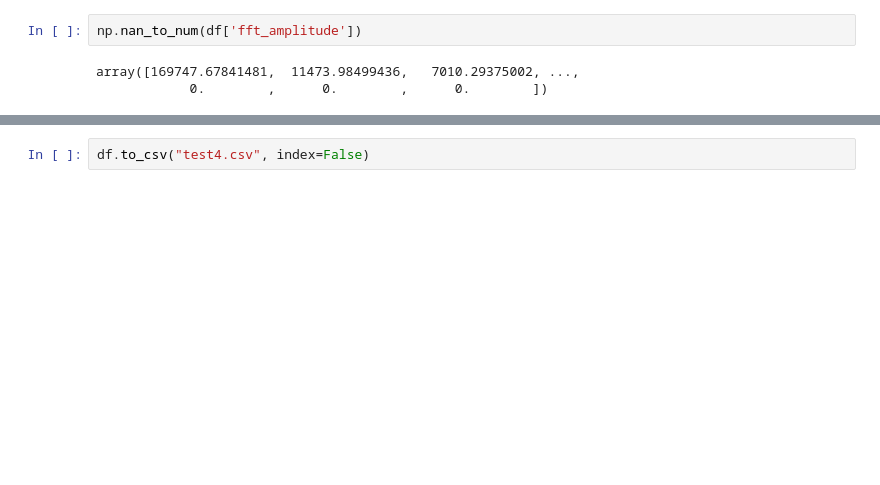
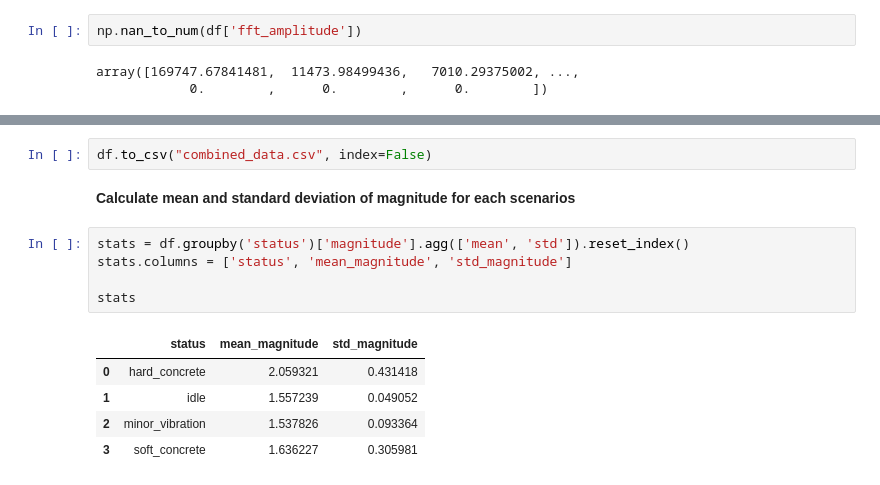
Before and after one commit to Alice2333333333/fyp, a Jupyter notebook: data/train-model.ipynb, the cells around one changed output, grey strips where cells are left out. Cells and saved outputs as stored; diff of their text form; blank space fills up the shorter version.

Commit message:
add cal mean and s.d.

```diff
--- a/data/train-model.ipynb
+++ b/data/train-model.ipynb
@@ -287,2 +224,15 @@ for status in statuses:
 # %%
-df.to_csv("test4.csv", index=False)
+df.to_csv("combined_data.csv", index=False)
+# %% [markdown]
+**Calculate mean and standard deviation of magnitude for each scenarios**
+# %%
+stats = df.groupby('status')['magnitude'].agg(['mean', 'std']).reset_index()
+stats.columns = ['status', 'mean_magnitude', 'std_magnitude']
+
+stats
+# %% [output]
+|  | status | mean_magnitude | std_magnitude |
+| 0 | hard_concrete | 2.059321 | 0.431418 |
+| 1 | idle | 1.557239 | 0.049052 |
+| 2 | minor_vibration | 1.537826 | 0.093364 |
+| 3 | soft_concrete | 1.636227 | 0.305981 |
```
Also changed, not shown: parts of 17 cells of this notebook, 7 other files.
